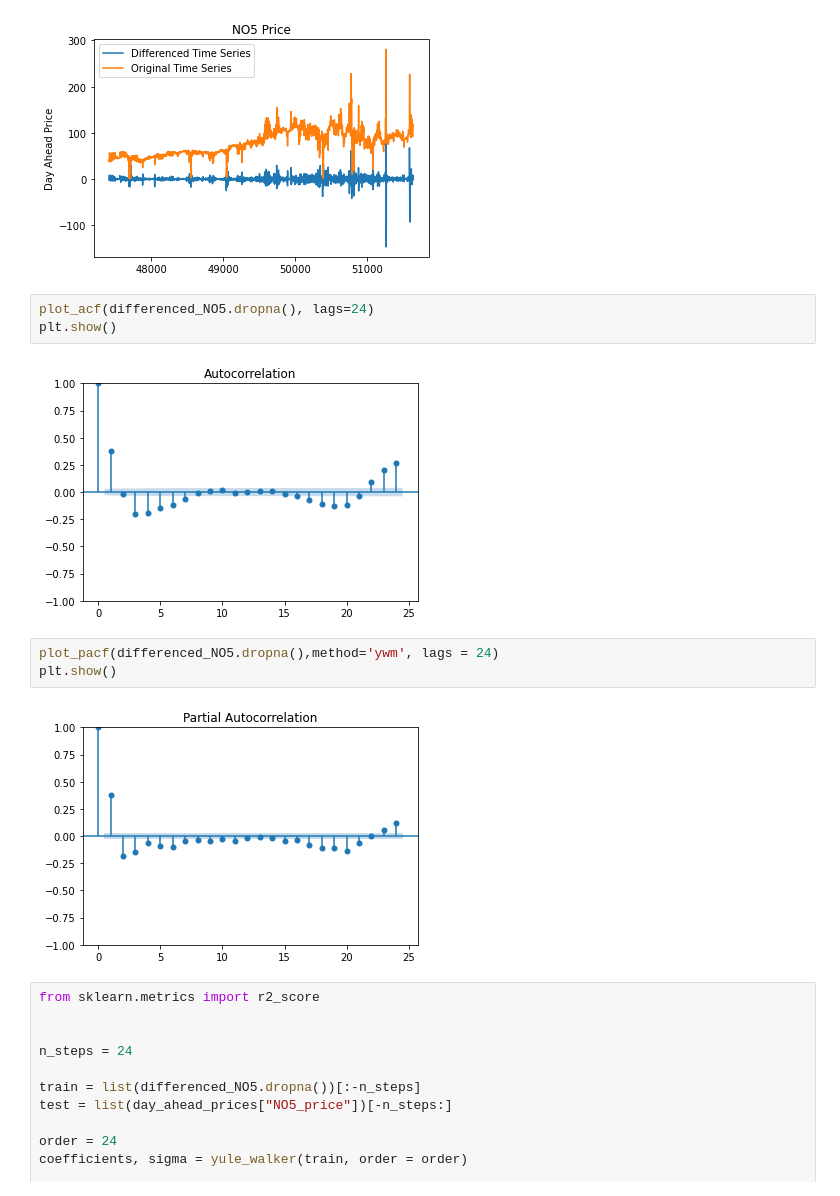
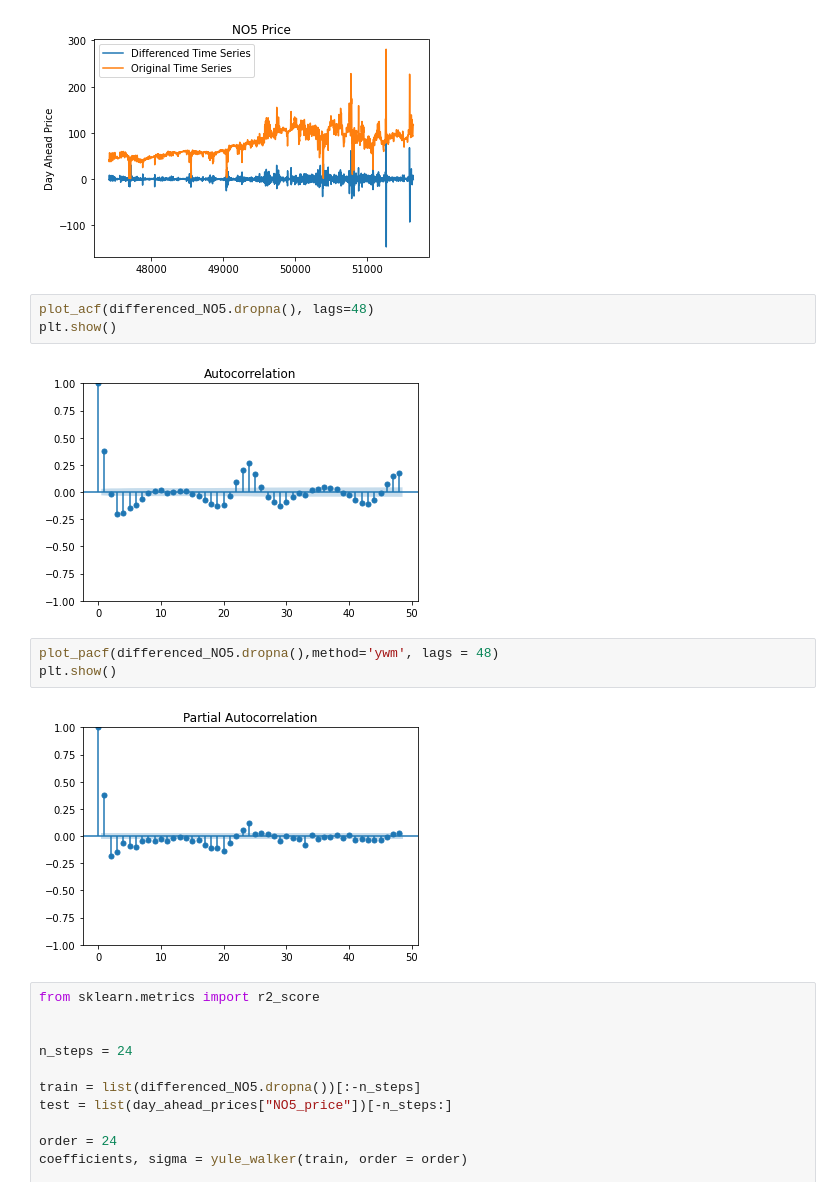
Before and after one commit to AndreasBordvik/FYS-STK4155-Prj3_report, a Jupyter notebook: code/trend_analysis_2.ipynb, the cells around one changed output. Drawn from its saved outputs; the diff is of its cells as text.

```diff
--- a/code/trend_analysis_2.ipynb
+++ b/code/trend_analysis_2.ipynb
@@ -77,15 +77,15 @@ p_value=0.00603917699671059, differencing data
 p_value=0.01997146645368157, differencing data
 [figure]
 # %%
-plot_acf(differenced_NO5.dropna(), lags=24)
+plot_acf(differenced_NO5.dropna(), lags=48)
 plt.show()
 # %% [output]
-[figure, old version]
+[figure, new version]
 # %%
-plot_pacf(differenced_NO5.dropna(),method='ywm', lags = 24)
+plot_pacf(differenced_NO5.dropna(),method='ywm', lags = 48)
 plt.show()
 # %% [output]
-[figure, old version]
+[figure, new version]
 # %%
 from sklearn.metrics import r2_score
 
```
Also changed, not shown: 7 other files.
